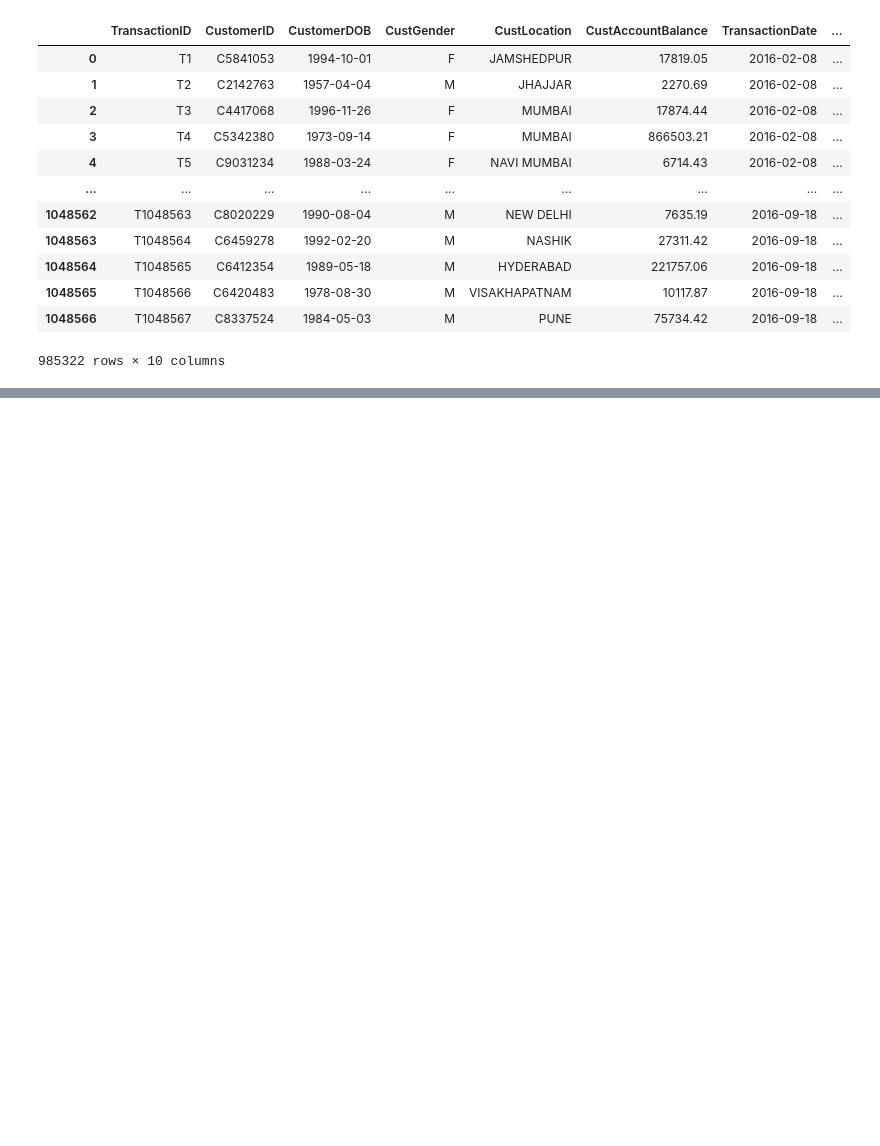
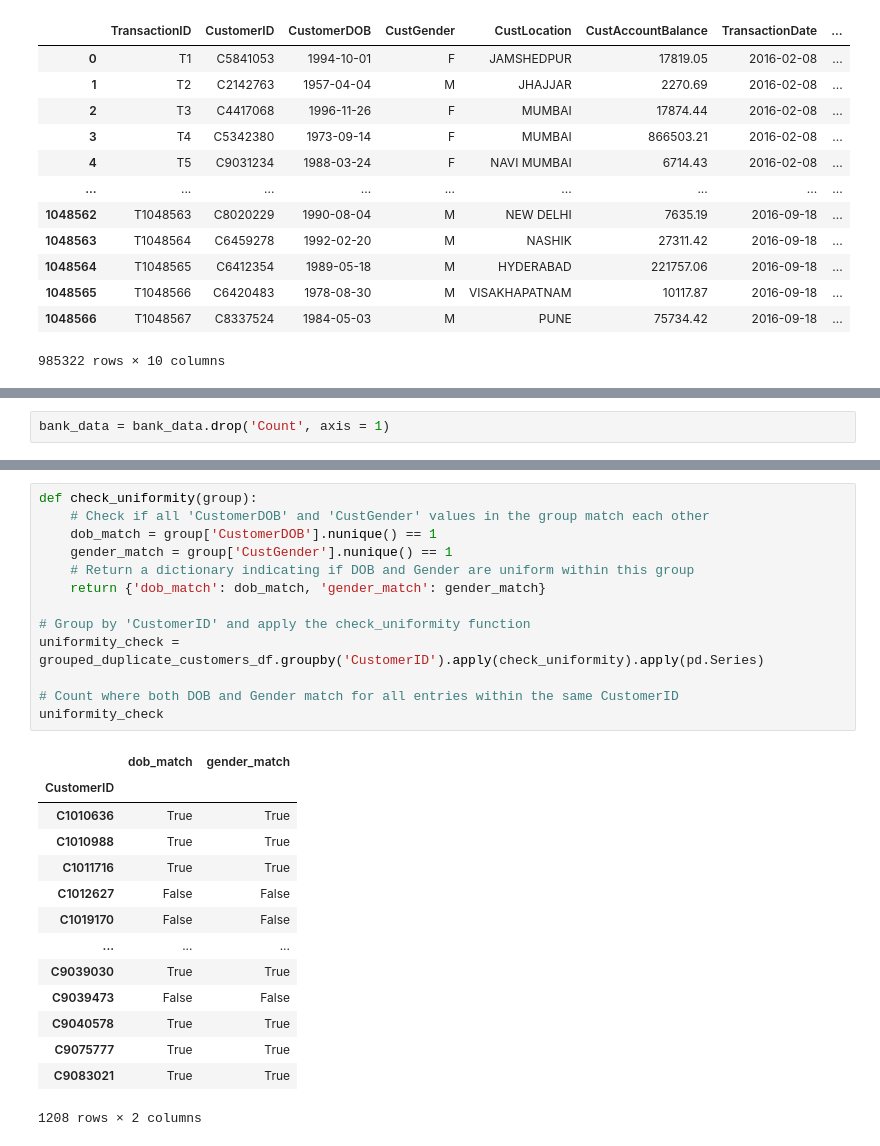
Before and after one commit to m1hammad/customer_segmentation, a Jupyter notebook: cust-seg.ipynb, the cells around one changed output, grey strips where cells are left out. Drawn from its saved outputs; the diff is of its cells as text; blank space fills up the shorter version.

```diff
--- a/cust-seg.ipynb
+++ b/cust-seg.ipynb
@@ -237 +339,3 @@ Name: CustomerID, Length: 1215, dtype: object
+# %%
+bank_data = bank_data.drop('Count', axis = 1)
 # %%
@@ -268,0 +358,28 @@ Name: CustomerAge, Length: 1221, dtype: float64
+# %%
+def check_uniformity(group):
+    # Check if all 'CustomerDOB' and 'CustGender' values in the group match each other
+    dob_match = group['CustomerDOB'].nunique() == 1
+    gender_match = group['CustGender'].nunique() == 1
+    # Return a dictionary indicating if DOB and Gender are uniform within this group
+    return {'dob_match': dob_match, 'gender_match': gender_match}
+
+# Group by 'CustomerID' and apply the check_uniformity function
+uniformity_check = grouped_duplicate_customers_df.groupby('CustomerID').apply(check_uniformity).apply(pd.Series)
+
+# Count where both DOB and Gender match for all entries within the same CustomerID
+uniformity_check
+# %% [output]
+|  | dob_match | gender_match |
+| CustomerID |  |  |
+| C1010636 | True | True |
+| C1010988 | True | True |
+| C1011716 | True | True |
+| C1012627 | False | False |
+| C1019170 | False | False |
+| ... | ... | ... |
+| C9039030 | True | True |
+| C9039473 | False | False |
+| C9040578 | True | True |
+| C9075777 | True | True |
+| C9083021 | True | True |
+1208 rows × 2 columns
```
Also changed, not shown: parts of 20 cells of this notebook.
